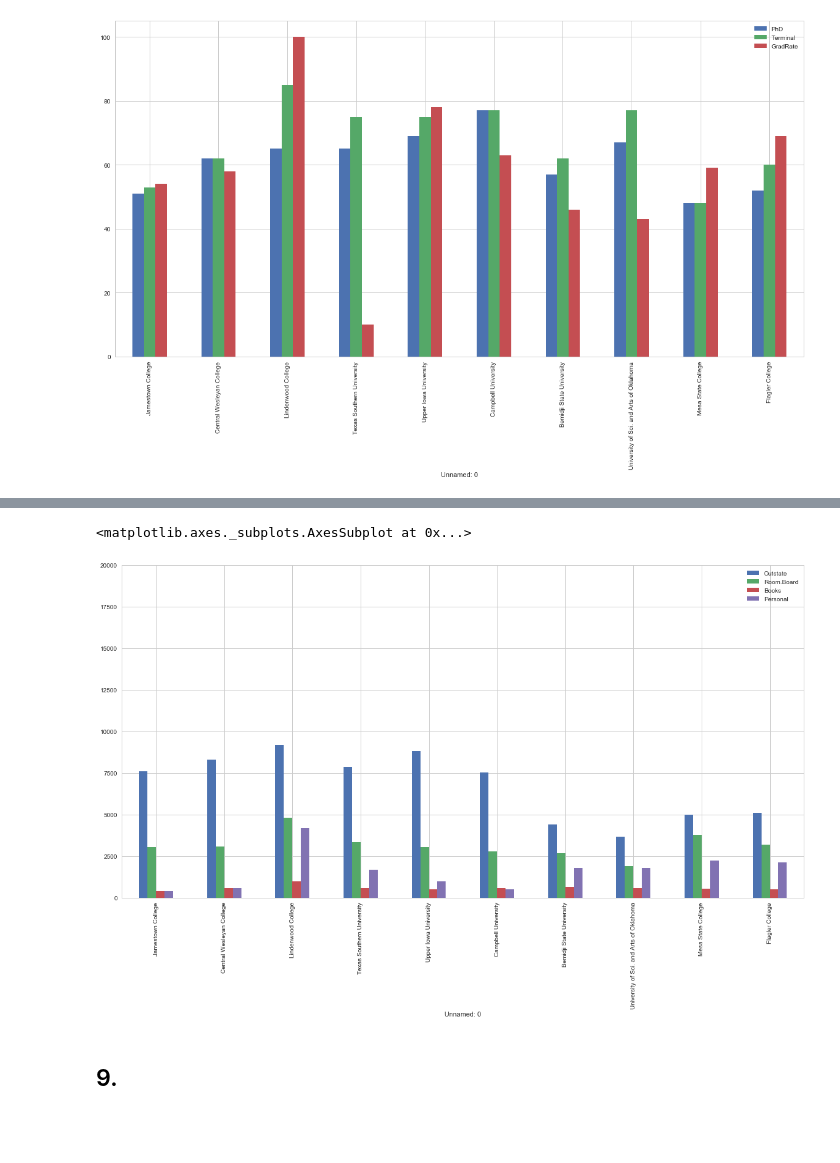
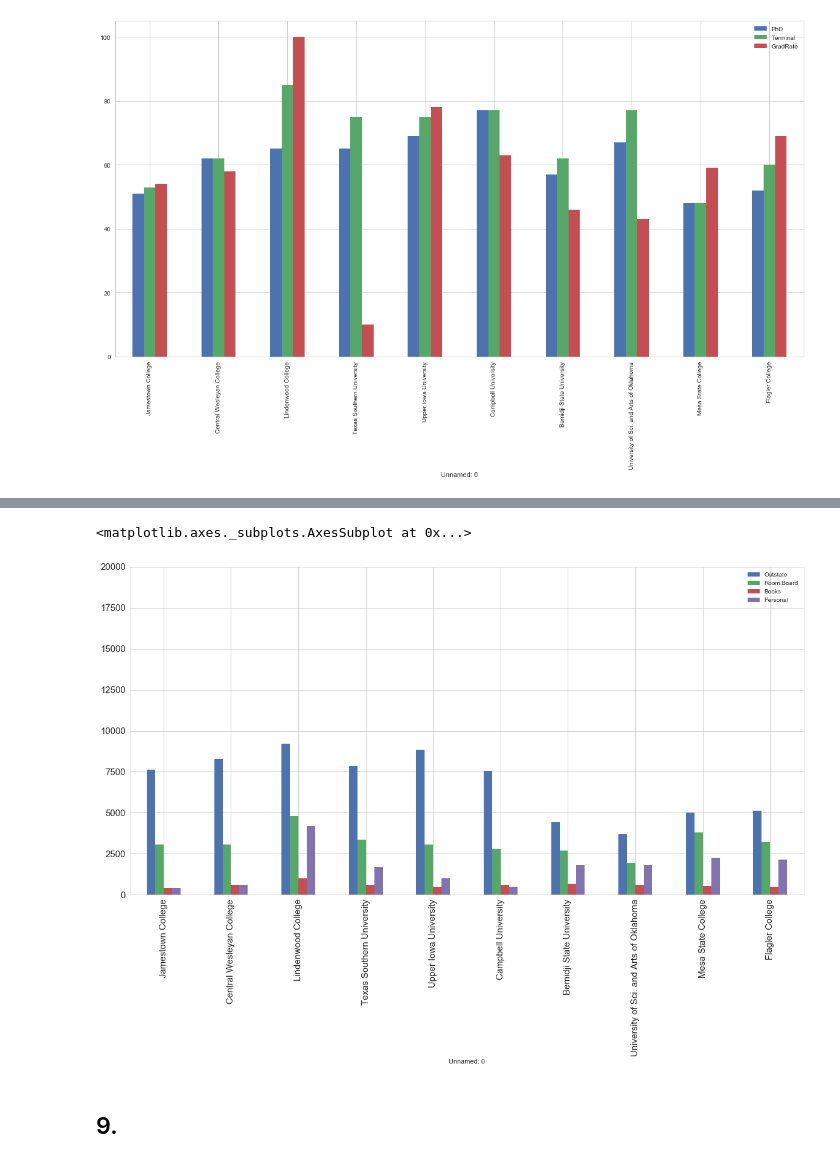
Before and after one commit to PukkaPad/Introduction-Statistical-Learning, a Jupyter notebook: Chapt2/Exercise_Applied.ipynb, the cells around one changed output, grey strips where cells are left out. Saved outputs shown, nothing was run; the diff lists cells and outputs as text; code cells hidden in the pictures; blank space fills up the shorter version.

```diff
--- a/Chapt2/Exercise_Applied.ipynb
+++ b/Chapt2/Exercise_Applied.ipynb
@@ -298,8 +298,8 @@ CollegeHSpend[['Outstate', 'Room.Board', 'Books', 'Personal']].plot(figsize=(20,
 # %%
-CollegeLSpend[['Outstate', 'Room.Board', 'Books', 'Personal']].plot(figsize=(20,10), kind='bar', ylim=(0,20000))
+CollegeLSpend[['Outstate', 'Room.Board', 'Books', 'Personal']].plot(figsize=(20,10), fontsize = 15,kind='bar', ylim=(0,20000))
 # %% [output]
 <matplotlib.axes._subplots.AxesSubplot at 0x...>
-[figure, old version]
+[figure, new version]
 # %% [markdown]
 ## 9.
 # %%
```
Also changed, not shown: parts of 56 cells of this notebook, 1 other file.
